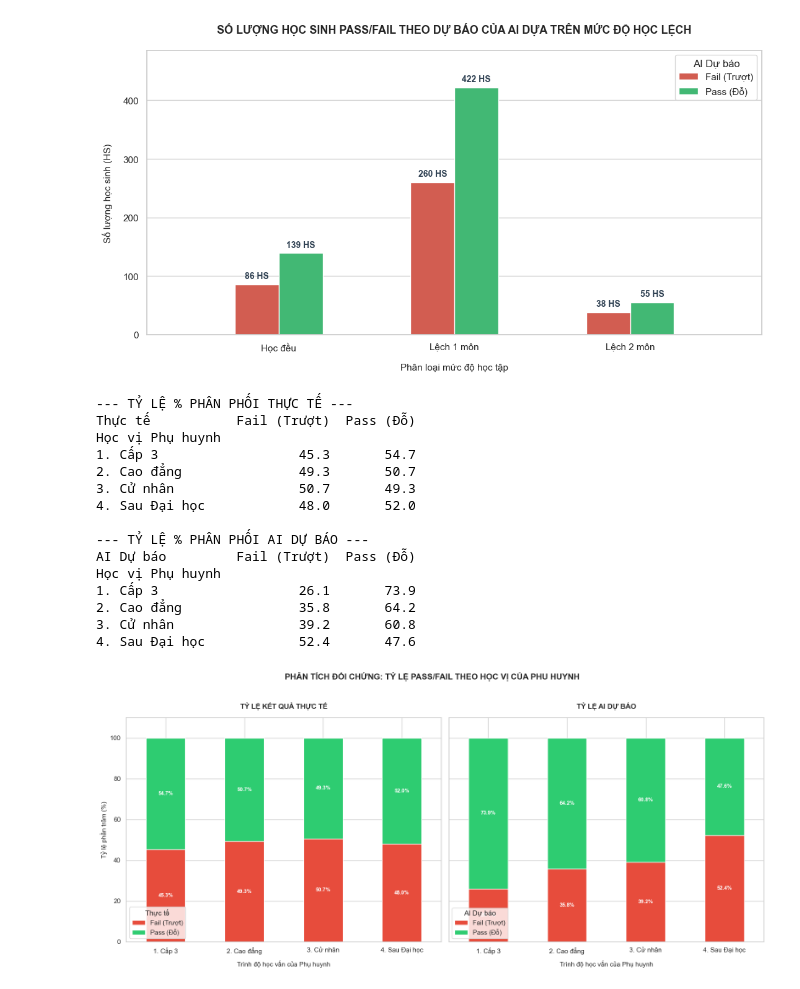
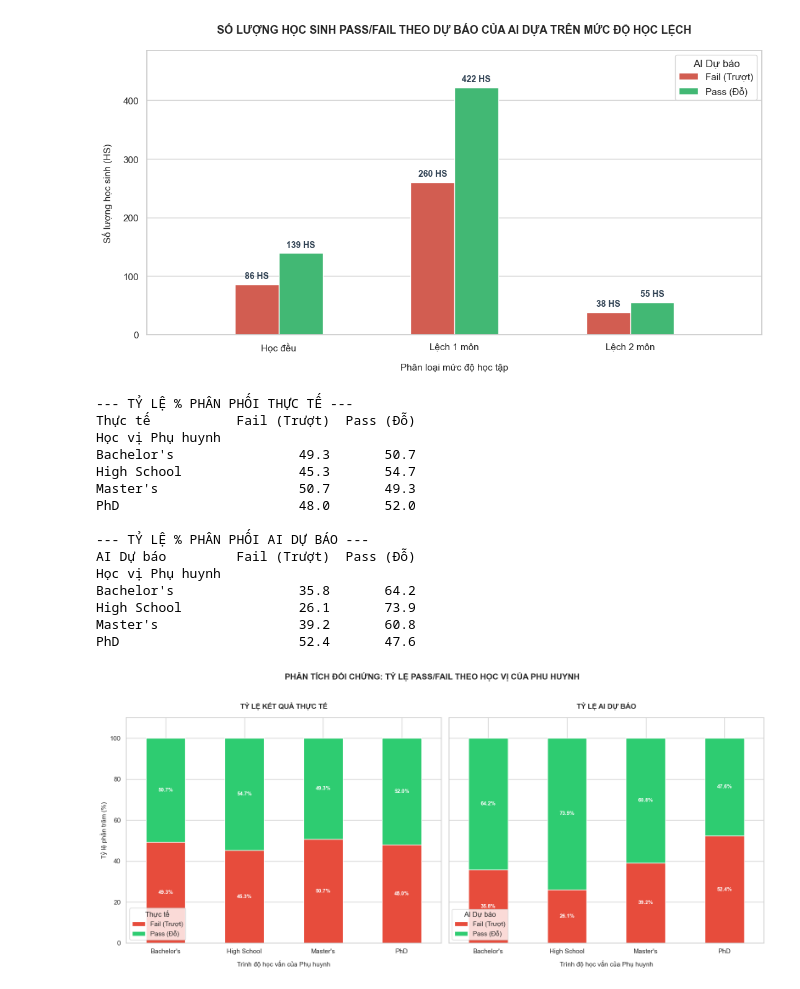
Before and after one commit to EnbacMig21/duan_datahsinh, a Jupyter notebook: phan_tich_data.ipynb, the cells around one changed output. Drawn from its saved outputs; the diff is of its cells as text; code cells hidden in the pictures.

```diff
--- a/phan_tich_data.ipynb
+++ b/phan_tich_data.ipynb
@@ -1875,10 +1875,10 @@ df.columns = df.columns.str.strip().str.lower()
 
 # Ánh xạ số thành tên học vị bằng Tiếng Việt để biểu đồ rõ ràng
 education_map = {
-    1: '1. Cấp 3',
-    2: '2. Cao đẳng',
-    3: '3. Cử nhân',
-    4: '4. Sau Đại học'
+    1: 'High School',
+    2: "Bachelor's",
+    3: "Master's",
+    4: 'PhD'
 }
 df['Học vị Phụ huynh'] = df['parent_education'].map(education_map)
 
@@ -1921,39 +1921,39 @@ for rect in axes[0].patches:
     if h > 5:
         axes[0].annotate(f'{h:.1f}%', (x + w/2, y + h/2), ha='center', va='center', fontsize=9, fontweight='bold', color='white')
 
 # --- BIỂU ĐỒ PHẢI: KẾT QUẢ AI DỰ BÁO ---
 ct_pred_prop.plot(kind='bar', stacked=True, color=colors, width=0.5, edgecolor='white', ax=axes[1])
 axes[1].set_title('TỶ LỆ AI DỰ BÁO', fontsize=12, fontweight='bold', pad=15)
 axes[1].set_xlabel('Trình độ học vấn của Phụ huynh', fontsize=11, labelpad=10)
 axes[1].set_ylabel('') # Ẩn trục Y bên phải để dùng chung lề với bên trái
 axes[1].set_xticklabels(axes[1].get_xticklabels(), rotation=0)
 axes[1].legend(title='AI Dự báo', loc='lower left')
 
 # Thêm số liệu % vào từng phân đoạn (AI Dự báo)
 for rect in axes[1].patches:
     h, w, x, y = rect.get_height(), rect.get_width(), rect.get_x(), rect.get_y()
     if h > 5:
         axes[1].annotate(f'{h:.1f}%', (x + w/2, y + h/2), ha='center', va='center', fontsize=9, fontweight='bold', color='white')
 
 # --- CĂN CHỈNH TỔNG THỂ BỐ CỤC ---
 plt.suptitle('PHÂN TÍCH ĐỐI CHỨNG: TỶ LỆ PASS/FAIL THEO HỌC VỊ CỦA PHU HUYNH', fontsize=14, fontweight='bold', y=1.02)
 plt.ylim(0, 110)
 plt.tight_layout()
 plt.show()
 # %% [output]
 --- TỶ LỆ % PHÂN PHỐI THỰC TẾ ---
 Thực tế           Fail (Trượt)  Pass (Đỗ)
 Học vị Phụ huynh
-1. Cấp 3                  45.3       54.7
-2. Cao đẳng               49.3       50.7
-3. Cử nhân                50.7       49.3
-4. Sau Đại học            48.0       52.0
+Bachelor's                49.3       50.7
+High School               45.3       54.7
+Master's                  50.7       49.3
+PhD                       48.0       52.0
 
 --- TỶ LỆ % PHÂN PHỐI AI DỰ BÁO ---
 AI Dự báo         Fail (Trượt)  Pass (Đỗ)
 Học vị Phụ huynh
-1. Cấp 3                  26.1       73.9
-2. Cao đẳng               35.8       64.2
-3. Cử nhân                39.2       60.8
-4. Sau Đại học            52.4       47.6
+Bachelor's                35.8       64.2
+High School               26.1       73.9
+Master's                  39.2       60.8
+PhD                       52.4       47.6
-[figure, old version]
+[figure, new version]
```
